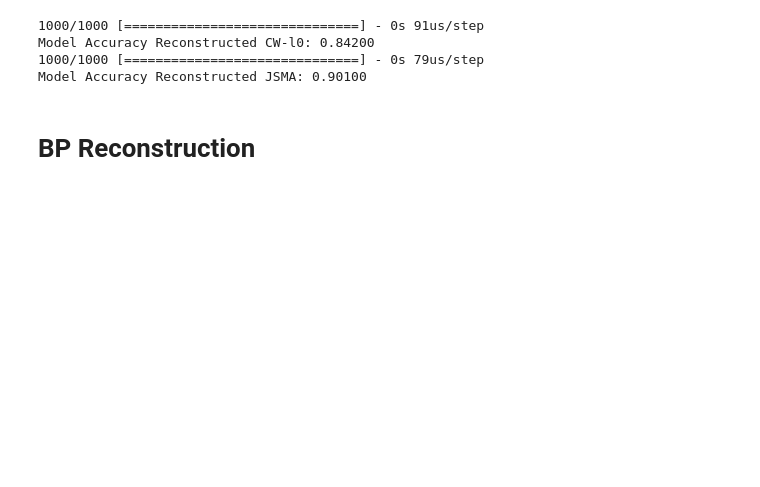
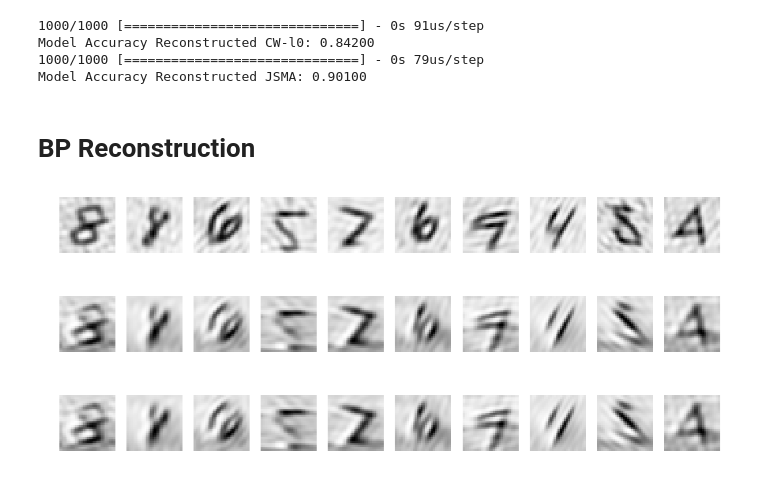
Before and after one commit to jasjeetIM/recovering_compressible_signals, a Jupyter notebook: notebooks/MNIST-L0.ipynb, the cells around one changed output. Saved outputs shown, nothing was run; the diff lists cells and outputs as text; code cells hidden in the pictures; blank space fills up the shorter version.

```diff
--- a/notebooks/MNIST-L0.ipynb
+++ b/notebooks/MNIST-L0.ipynb
@@ -273,0 +263,4 @@ for i in range(num_test_samples):
+# %%
+for i in range(num_test_samples):
+    arg1.append(cwl0_data[i,:,:,0].flatten())
+    arg2.append(jsma_data[i,:,:,0].flatten())
@@ -274,2 +269,18 @@ for i in range(num_test_samples):
+# %%
+%%capture cw
+p = Pool(45)
+my_cw = p.map(call_socp, arg1)
+p.terminate()
+# %%
+%%capture jsma
+p = Pool(45)
+my_jsma = p.map(call_socp, arg2)
+p.terminate()
+# %%
+clean_cwl0_2 = np.zeros(cwl0_data.shape)
+clean_jsma_2 = np.zeros(cwl0_data.shape)
+for i in range(num_test_samples):
+    clean_cwl0_2[i,:,:,0] = my_cw[i].reshape(28,28)
+    clean_jsma_2[i,:,:,0] = my_jsma[i].reshape(28,28)
 # %%
 %%capture fifteen
@@ -278,3 +289,11 @@ np.save('data/clean_mnist_jsma_l0-socp', clean_jsma_socp)
+# %%
+visualize(clean_reg[x_vis].reshape(-1,*input_shape), 10, '../figures/reg-test-mnist_l0')
+visualize(clean_cwl0_2[x_vis].reshape(-1,*input_shape), 10, '../figures/cwl0-clean-mnist_l0-socp2')
+visualize(clean_cwl0_2[x_vis].reshape(-1,*input_shape), 10, '../figures/jsma-clean-mnist_l0-socp2')
+# %% [output]
+[figure, added]
+[figure, added]
+[figure, added]
 # %%
 visualize(clean_reg[x_vis].reshape(-1,*input_shape), 10, '../figures/reg-test-mnist_l0')
 visualize(clean_cwl0_socp[x_vis].reshape(-1,*input_shape), 10, '../figures/cwl0-clean-mnist_l0-socp')
```
Also changed, not shown: parts of 10 cells of this notebook, 5 other files.
